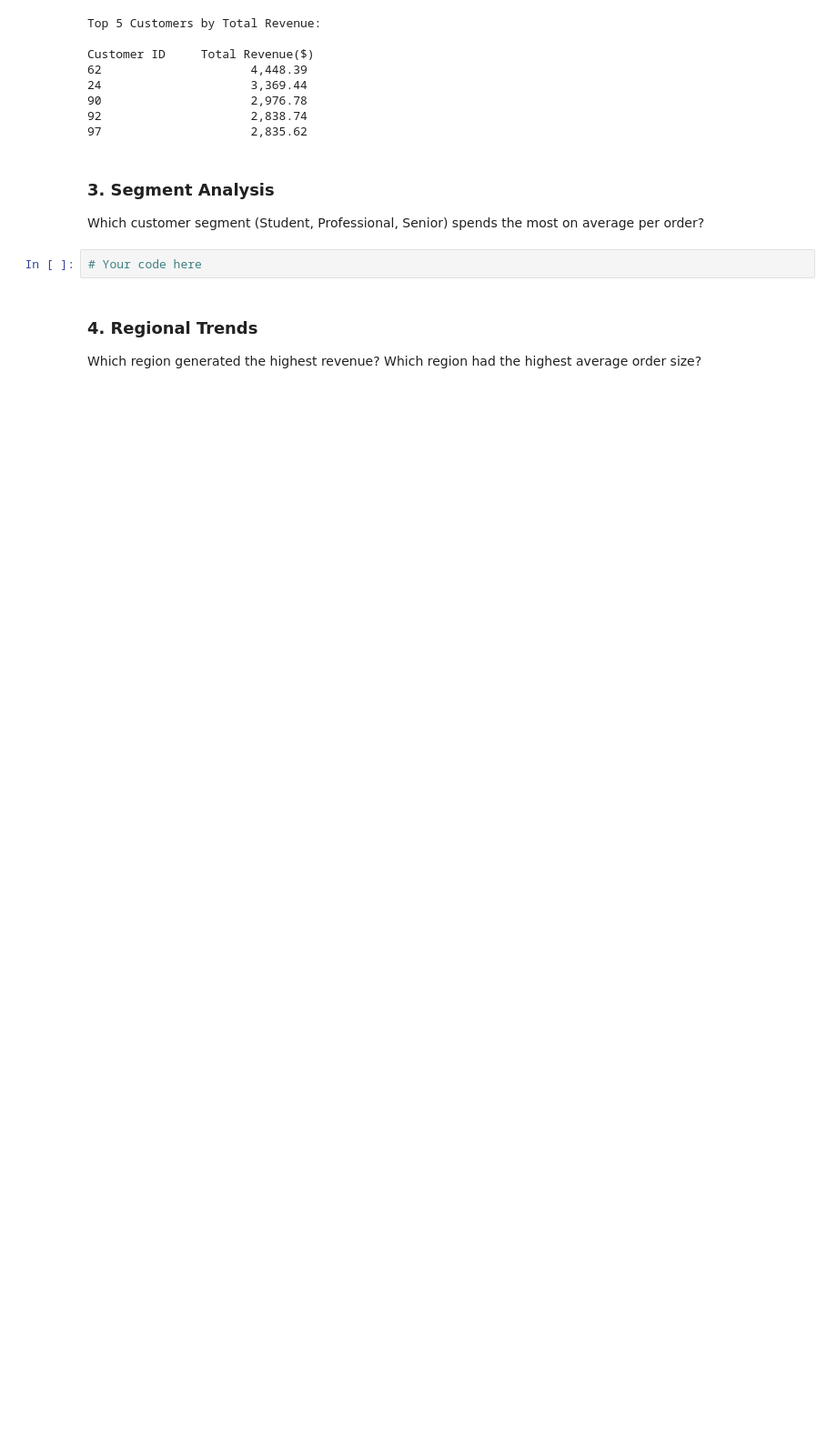
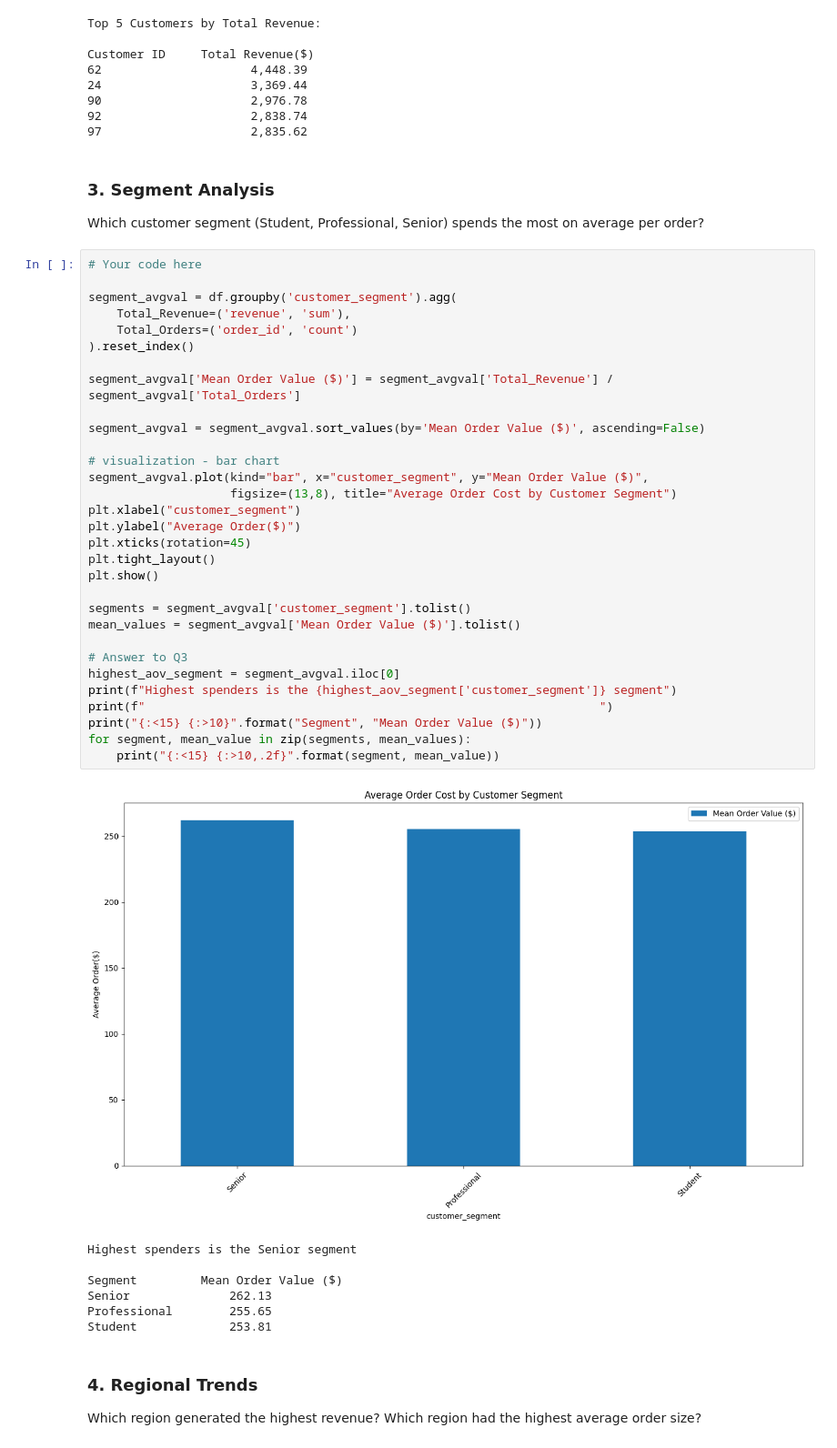
Before and after one commit to mmorcos434/ds-fall-2025-fri-1230, a Jupyter notebook: Week-06-Business-Stats-Analytics/homeworks/Penny-Wang-Exercise-Week_06.ipynb, the cells around one changed output. Shown at 91% size. Cells and saved outputs as stored; diff of their text form; blank space fills up the shorter version.

```diff
--- a/Week-06-Business-Stats-Analytics/homeworks/Penny-Wang-Exercise-Week_06.ipynb
+++ b/Week-06-Business-Stats-Analytics/homeworks/Penny-Wang-Exercise-Week_06.ipynb
@@ -242,6 +242,43 @@ Customer ID     Total Revenue($)
 Which customer segment (Student, Professional, Senior) spends the most on average per order?
 # %%
 # Your code here
+
+segment_avgval = df.groupby('customer_segment').agg(
+    Total_Revenue=('revenue', 'sum'),
+    Total_Orders=('order_id', 'count')
+).reset_index()
+
+segment_avgval['Mean Order Value ($)'] = segment_avgval['Total_Revenue'] / segment_avgval['Total_Orders']
+
+segment_avgval = segment_avgval.sort_values(by='Mean Order Value ($)', ascending=False)
+
+# visualization - bar chart
+segment_avgval.plot(kind="bar", x="customer_segment", y="Mean Order Value ($)",
+                    figsize=(13,8), title="Average Order Cost by Customer Segment")
+plt.xlabel("customer_segment")
+plt.ylabel("Average Order($)")
+plt.xticks(rotation=45)
+plt.tight_layout()
+plt.show()
+
+segments = segment_avgval['customer_segment'].tolist()
+mean_values = segment_avgval['Mean Order Value ($)'].tolist()
+
+# Answer to Q3
+highest_aov_segment = segment_avgval.iloc[0]
+print(f"Highest spenders is the {highest_aov_segment['customer_segment']} segment")
+print(f"                                                                ")
+print("{:<15} {:>10}".format("Segment", "Mean Order Value ($)"))
+for segment, mean_value in zip(segments, mean_values):
+    print("{:<15} {:>10,.2f}".format(segment, mean_value))
+# %% [output]
+[figure, added]
+Highest spenders is the Senior segment
+
+Segment         Mean Order Value ($)
+Senior              262.13
+Professional        255.65
+Student             253.81
 # %% [markdown]
 ### 4. Regional Trends
 Which region generated the highest revenue? Which region had the highest average order size?
```
Also changed, not shown: parts of 2 cells of this notebook.
